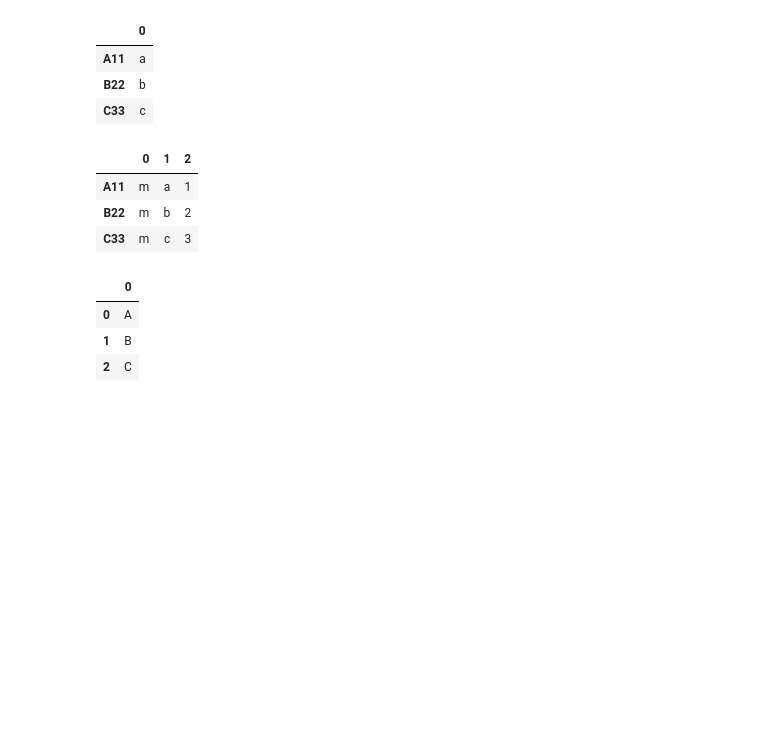
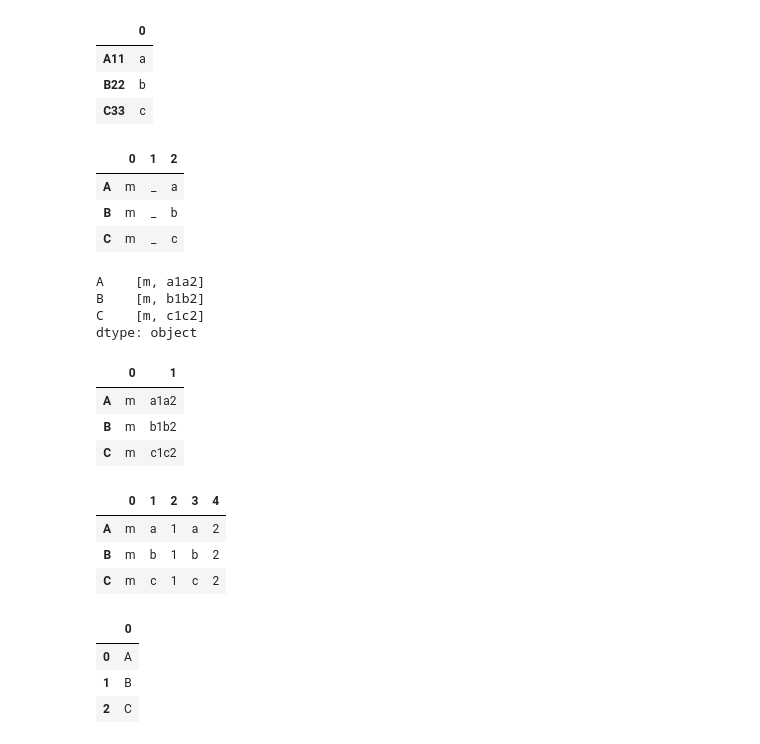
Before and after one commit to flashriver/joyfull_pandas, a Jupyter notebook: 07.ipynb, the cells around one changed output. Cells and saved outputs as stored; diff of their text form; code cells hidden in the pictures; blank space fills up the shorter version.

```diff
--- a/07.ipynb
+++ b/07.ipynb
@@ -1275,12 +1301,36 @@ s.str.extract(r'([\w])',expand=True)
 | B22 | b |
 | C33 | c |
 # %%
-('m'+s).str.extract(r'([\w])([\w])([\w])',expand=False) # 大于1个组, 因此 expand=False 参数就没法起作用了--这和split方法中需要先指定expand, n才能起作用是不一致的.
+('m_'+s).str.extract(r'([\w])([\w])([\w])',expand=False) # 大于1个组, 因此 expand=False 参数就没法起作用了--这和split方法中需要先指定expand, n才能起作用是不一致的.
 # %% [output]
 |  | 0 | 1 | 2 |
-| A11 | m | a | 1 |
-| B22 | m | b | 2 |
-| C33 | m | c | 3 |
+| A | m | _ | a |
+| B | m | _ | b |
+| C | m | _ | c |
+# %%
+# 作为对比, split的expand参数
+('m_'+s).str.split(r'_',expand=False)
+# %% [output]
+A    [m, a1a2]
+B    [m, b1b2]
+C    [m, c1c2]
+dtype: object
+# %%
+# 作为对比, split的expand参数
+('m_'+s).str.split(r'_',expand=True)
+# %% [output]
+|  | 0 | 1 |
+| A | m | a1a2 |
+| B | m | b1b2 |
+| C | m | c1c2 |
+# %%
+# 作为对比, split的expand参数
+('m_'+s.str.join('_')).str.split(r'_',expand=True)
+# %% [output]
+|  | 0 | 1 | 2 | 3 | 4 |
+| A | m | a | 1 | a | 2 |
+| B | m | b | 1 | b | 2 |
+| C | m | c | 1 | c | 2 |
 # %%
 s.index.str.extract(r'([\w])')
 # %% [output]
```
Also changed, not shown: parts of 19 cells of this notebook.
